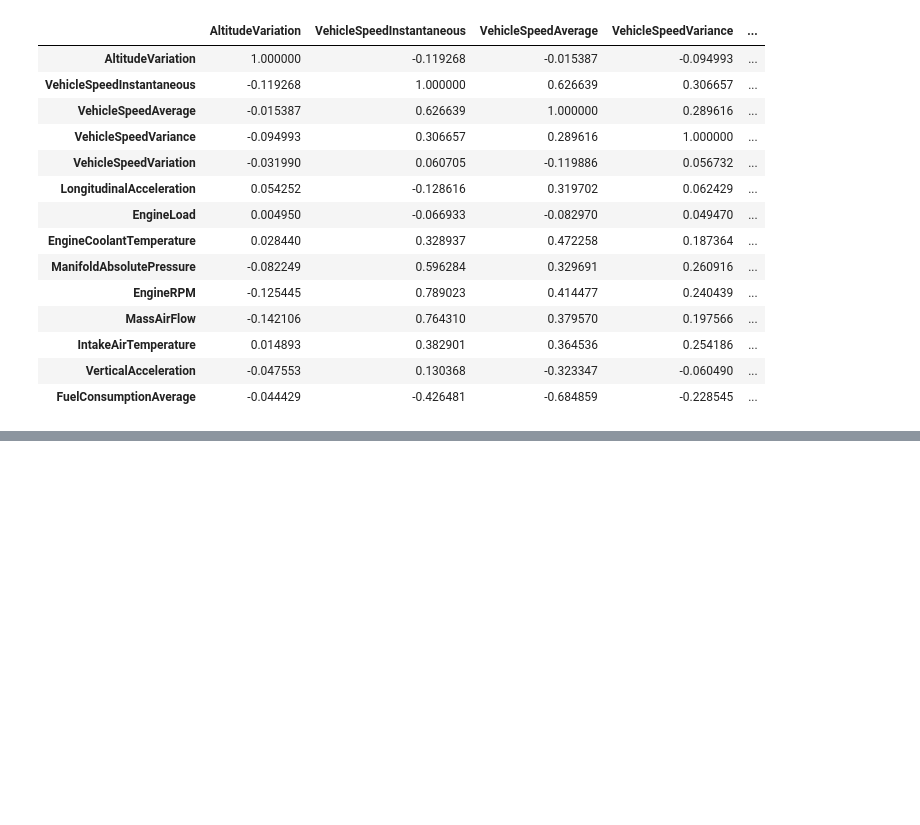
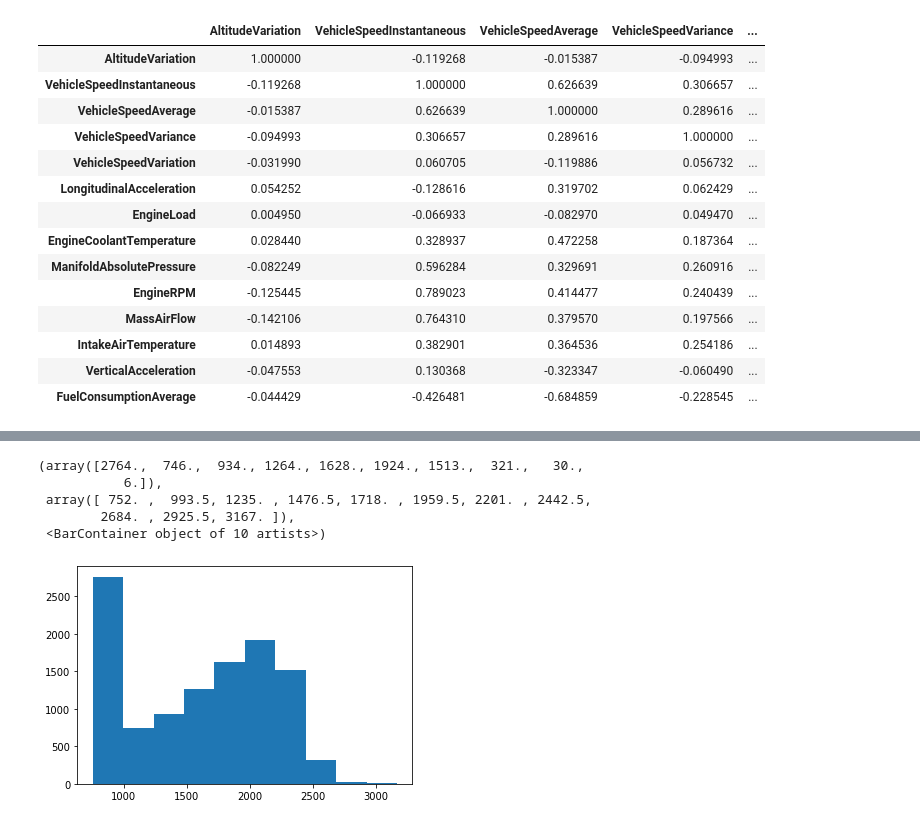
Before and after one commit to markbreen95/comp_09012, a Jupyter notebook: notebooks/EDA.ipynb, the cells around one changed output, grey strips where cells are left out. Drawn from its saved outputs; the diff is of its cells as text; code cells hidden in the pictures; blank space fills up the shorter version.

```diff
--- a/notebooks/EDA.ipynb
+++ b/notebooks/EDA.ipynb
@@ -159,0 +268,3 @@ corr.style.background_gradient(cmap='coolwarm')
+# %%
+op = pd.concat([op_1, op_2])
+peug = pd.concat([peug_1, peug_2])
@@ -159,0 +287,9 @@ corr.style.background_gradient(cmap='coolwarm')
+# %%
+plt.hist(op['EngineRPM'])
+# %% [output]
+(array([2764.,  746.,  934., 1264., 1628., 1924., 1513.,  321.,   30.,
+           6.]),
+ array([ 752. ,  993.5, 1235. , 1476.5, 1718. , 1959.5, 2201. , 2442.5,
+        2684. , 2925.5, 3167. ]),
+ <BarContainer object of 10 artists>)
+[figure, added]
```
Also changed, not shown: parts of 13 cells of this notebook.
